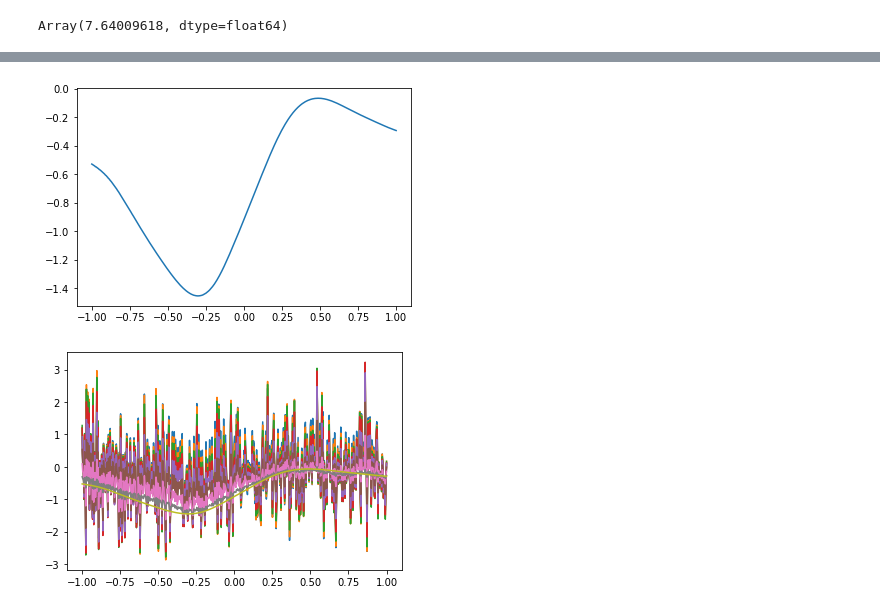
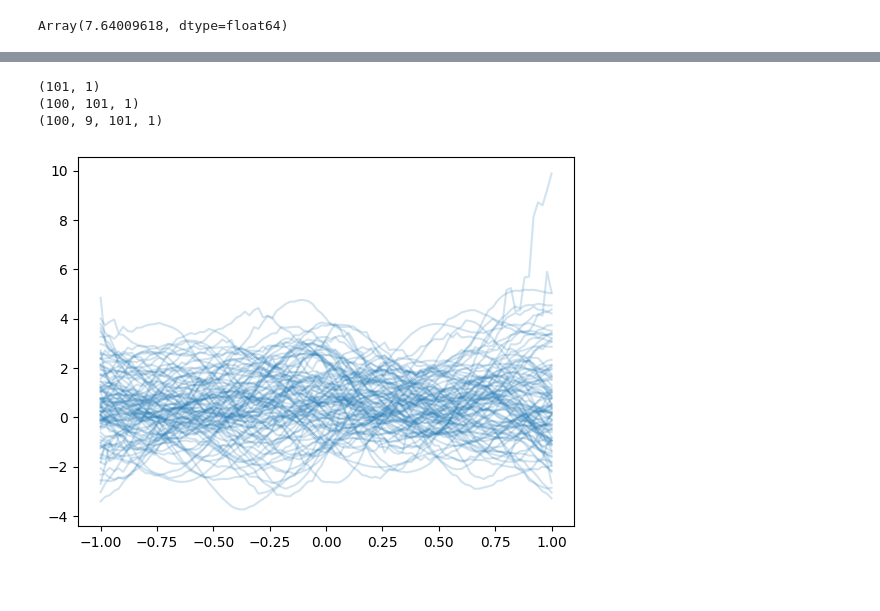
Before and after one commit to cambridge-mlg/neural_diffusion_processes, a Jupyter notebook: neural_diffusion_processes/notebooks/learn-score.ipynb, the cells around one changed output, grey strips where cells are left out. Saved outputs shown, nothing was run; the diff lists cells and outputs as text; code cells hidden in the pictures.

```diff
--- a/neural_diffusion_processes/notebooks/learn-score.ipynb
+++ b/neural_diffusion_processes/notebooks/learn-score.ipynb
@@ -34,12 +39,14 @@ TRAIN = True
 class Config:
     seed = 42
     batch_size = 16
-    num_steps = 50_000
+    # num_steps = 50_000
+    num_steps = 20_000
 
-    num_bidim_attention_layers=2
-    hidden_dim=16
+    # num_bidim_attention_layers=2
+    # hidden_dim=16
+    num_bidim_attention_layers=5
+    hidden_dim=64
     num_heads=4
-
 
 
 @jax.tree_util.register_pytree_node_class
@@ -319,45 +325,57 @@ else:
 
 network = lambda t, yt, x: precond_score_network.apply(eval_params, key, x[None], yt[None], t[None])[0]
 
-
 @check_shapes("t: []", "yt: [N, 1]", "x: [N, 1]", "return: [N, 1]",)
 def reverse_drift_ode(t, yt, x):
     # covariance doesn't depend on y0
-    _, cov = sde.pt(t, jnp.ones_like(yt) * jnp.nan, x, full_cov=False)
     weight = (1.0 -  jnp.exp(-0.5 * sde.beta_schedule.B(t))) ** -1
-    score = - weight * cov * network(t, yt, x)
+    # _, cov = sde.pt(t, jnp.ones_like(yt) * jnp.nan, x, full_cov=False)
+    # score = - weight * cov * network(t, yt, x)
+    score = - network(t, yt, x)
     return  sde.drift(t, yt, x) - 0.5 * sde.beta_schedule(t) * score  # [N, 1]
 
 @check_shapes("t: []", "yt: [N, 1]", "x: [N, 1]", "return: [N, 1]",)
 def reverse_drift_sde(t, yt, x):
     weight = (1.0 -  jnp.exp(-0.5 * sde.beta_schedule.B(t))) ** -1
     return  sde.drift(t, yt, x) + weight *  sde.beta_schedule(t) * network(t, yt, x) # [N, 1]
 
 def reverse_solve(key, x, yT, prob_flow: bool = True):
     t0, t1 = beta_schedule.t0, beta_schedule.t1
     ts = t1 + (t0 - t1) * (jnp.exp(jnp.linspace(t0, t1, 9)) - jnp.exp(t0)) / (jnp.exp(t1) - jnp.exp(t0))
     ts = jnp.linspace(t0, t1, 9)[::-1]
     saveat = dfx.SaveAt(ts=ts)
     # reverse time, solve from t1 to t0
     if prob_flow:
         terms = dfx.ODETerm(reverse_drift_ode)
     else:
         drift = dfx.ODETerm(reverse_drift_sde)
         shape = jax.ShapeDtypeStruct(yT.shape, yT.dtype)
         bm = dfx.VirtualBrownianTree(t0=t1, t1=t0, tol=1e-3 / 2., shape=shape, key=key)
         terms = dfx.MultiTerm(drift, dfx.ControlTerm(sde.diffusion, bm))
 
     return dfx.diffeqsolve(terms, solver=dfx.Euler(), t0=t1, t1=t0, dt0=-1e-3/2., y0=yT, saveat=saveat, args=x, adjoint=dfx.NoAdjoint())
 
 
-key, *subkeys = jax.random.split(key, 3)
-x_test = jnp.linspace(-1, 1, 500)[:, None]
+num_samples = 100
+key, *subkeys = jax.random.split(key, num_samples)
+x_test = jnp.linspace(-1, 1, 101)[:, None]
+
+def sample_gp(key, kernel, mean, x, num_samples: int = 10):
+    return ndp.misc.sample_mvn(key, mean(x), kernel(x), num_samples)
+
 yT = jax.random.normal(subkeys[0], x_test.shape)
-out = reverse_solve(subkeys[1], x_test, yT)
-plt.plot(x_test, out.ys[-1]);
+print(yT.shape)
+yT = sample_gp(subkeys[0], k1, mean_function, x_test, num_samples)
+print(yT.shape)
+subkeys = jax.random.split(key, num_samples)
+# out = reverse_solve(subkeys[-1], x_test, yT)
+# plt.plot(x_test, out.ys[-1]);
+out = jax.vmap(lambda key, y: reverse_solve(key, x_test, y))(subkeys, yT)
+print(out.ys.shape)
+ys = out.ys.squeeze(-1)[:, -1, :]
+plt.plot(x_test, ys.T, "C0", alpha=.2);
 # %% [output]
+(101, 1)
+(100, 101, 1)
+(100, 9, 101, 1)
-[figure, old version]
+[figure, new version]
-# %%
-plt.plot(x_test, out.ys[..., 0].T);
-# %% [output]
-[figure, removed]
```
Also changed, not shown: parts of 8 cells of this notebook, 1 other file.
